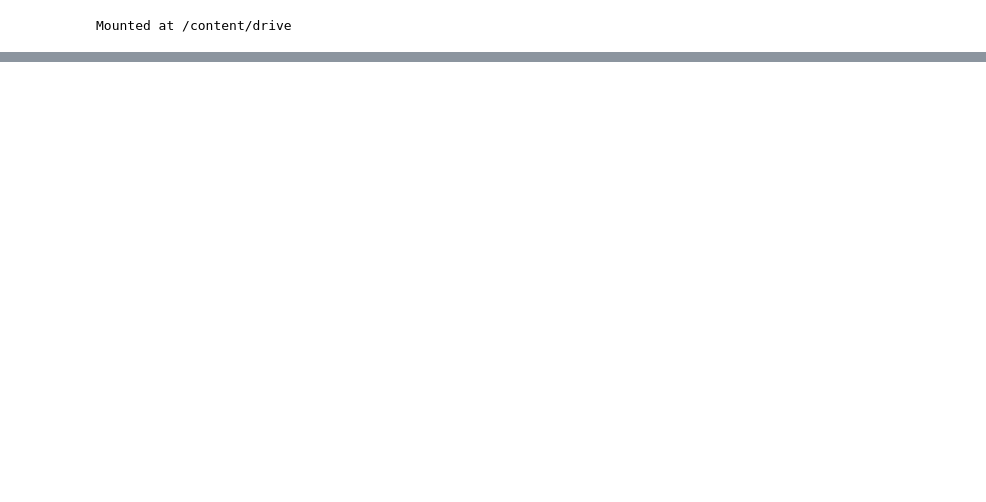
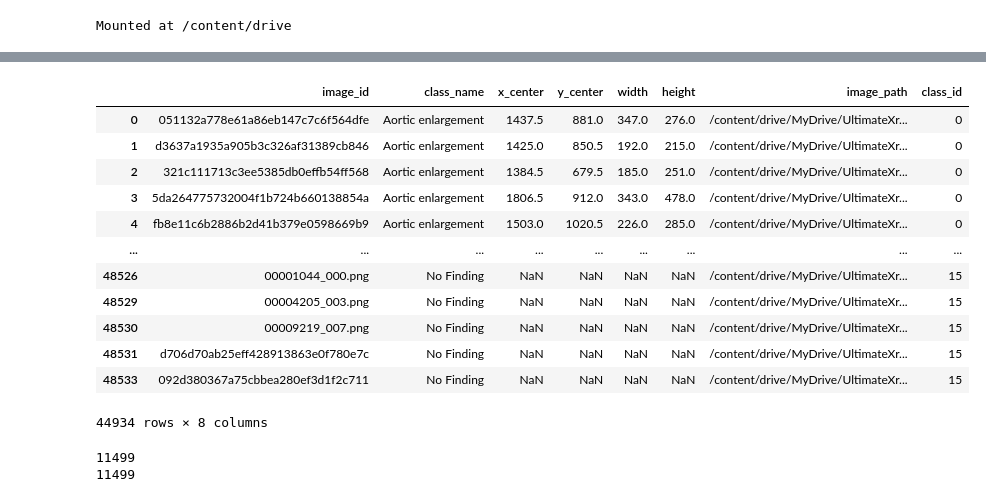
Before and after one commit to SkinHeadDressSom/Ultimate-X-ray-AI, a Jupyter notebook: CXR_data_preparation.ipynb, the cells around one changed output, grey strips where cells are left out. Cells and saved outputs as stored; diff of their text form; code cells hidden in the pictures; blank space fills up the shorter version.

```diff
--- a/CXR_data_preparation.ipynb
+++ b/CXR_data_preparation.ipynb
@@ -306,0 +257,32 @@ dtype: int64
+# %%
+csv_path = "/content/drive/MyDrive/UltimateXray/ultimateXray.csv"
+output_dir = "/content/drive/MyDrive/UltimateXray/preprocess"
+
+image_output_dir = os.path.join(output_dir, "images")
+label_output_dir = os.path.join(output_dir, "labels")
+
+os.makedirs(image_output_dir, exist_ok=True)
+os.makedirs(label_output_dir, exist_ok=True)
+# %%
+df = pd.read_csv(csv_path)
+
+class_mapping = {name: idx for idx, name in enumerate(df['class_name'].unique())}
+df['class_id'] = df['class_name'].map(class_mapping)
+
+df['file_exists'] = df['image_path'].apply(lambda x: os.path.exists(x))
+df = df[df['file_exists']].drop(columns=['file_exists'])
+df
+# %% [output]
+|  | image_id | class_name | x_center | y_center | width | height | image_path | class_id |
+| 0 | 051132a778e61a86eb147c7c6f564dfe | Aortic enlargement | 1437.5 | 881.0 | 347.0 | 276.0 | /content/drive/MyDrive/UltimateXr... | 0 |
+| 1 | d3637a1935a905b3c326af31389cb846 | Aortic enlargement | 1425.0 | 850.5 | 192.0 | 215.0 | /content/drive/MyDrive/UltimateXr... | 0 |
+| 2 | 321c111713c3ee5385db0effb54ff568 | Aortic enlargement | 1384.5 | 679.5 | 185.0 | 251.0 | /content/drive/MyDrive/UltimateXr... | 0 |
+| 3 | 5da264775732004f1b724b660138854a | Aortic enlargement | 1806.5 | 912.0 | 343.0 | 478.0 | /content/drive/MyDrive/UltimateXr... | 0 |
+| 4 | fb8e11c6b2886b2d41b379e0598669b9 | Aortic enlargement | 1503.0 | 1020.5 | 226.0 | 285.0 | /content/drive/MyDrive/UltimateXr... | 0 |
+| ... | ... | ... | ... | ... | ... | ... | ... | ... |
+| 48526 | 00001044_000.png | No Finding | NaN | NaN | NaN | NaN | /content/drive/MyDrive/UltimateXr... | 15 |
+| 48529 | 00004205_003.png | No Finding | NaN | NaN | NaN | NaN | /content/drive/MyDrive/UltimateXr... | 15 |
+| 48530 | 00009219_007.png | No Finding | NaN | NaN | NaN | NaN | /content/drive/MyDrive/UltimateXr... | 15 |
+| 48531 | d706d70ab25eff428913863e0f780e7c | No Finding | NaN | NaN | NaN | NaN | /content/drive/MyDrive/UltimateXr... | 15 |
+| 48533 | 092d380367a75cbbea280ef3d1f2c711 | No Finding | NaN | NaN | NaN | NaN | /content/drive/MyDrive/UltimateXr... | 15 |
+44934 rows × 8 columns
@@ -306,0 +347,6 @@ dtype: int64
+# %%
+print(len(os.listdir(os.path.join(image_output_dir))))
+print(len(os.listdir(os.path.join(label_output_dir))))
+# %% [output]
+11499
+11499
```
Also changed, not shown: parts of 37 cells of this notebook.
